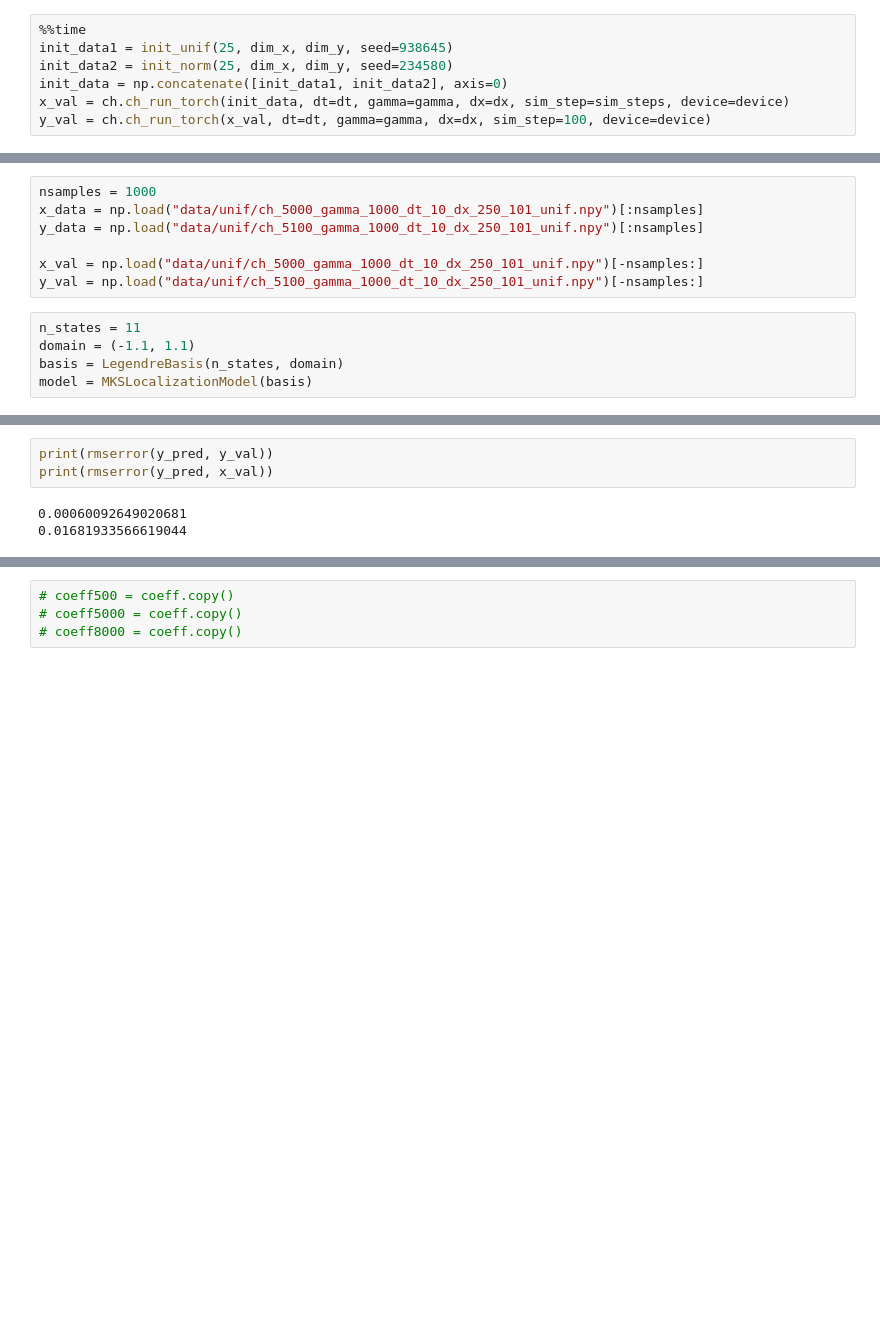
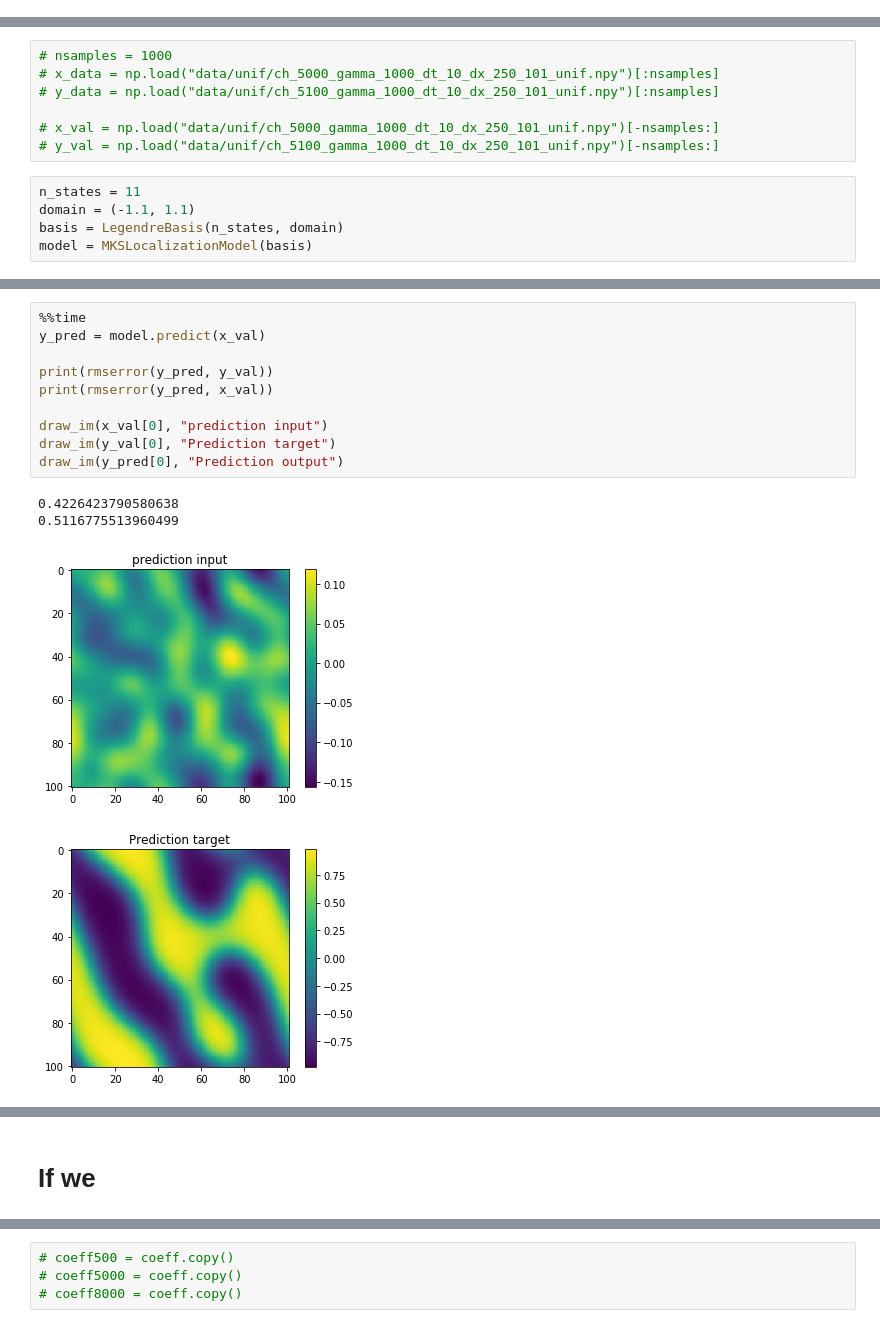
Before and after one commit to auag92/chnet, a Jupyter notebook: Extracting MKS Coefficients.ipynb, the cells around one changed output, grey strips where cells are left out. Cells and saved outputs as stored; diff of their text form; blank space fills up the shorter version.

```diff
--- a/Extracting MKS Coefficients.ipynb
+++ b/Extracting MKS Coefficients.ipynb
@@ -82,7 +88,0 @@ Wall time: 3.58 µs
-# %%
-%%time
-init_data1 = init_unif(25, dim_x, dim_y, seed=938645)
-init_data2 = init_norm(25, dim_x, dim_y, seed=234580)
-init_data = np.concatenate([init_data1, init_data2], axis=0)
-x_val = ch.ch_run_torch(init_data, dt=dt, gamma=gamma, dx=dx, sim_step=sim_steps, device=device)
-y_val = ch.ch_run_torch(x_val, dt=dt, gamma=gamma, dx=dx, sim_step=100, device=device)
@@ -103,10 +100,10 @@ draw_im(np.fabs(x_data[0]-y_data[0]), "diff")
 # %%
-nsamples = 1000
-x_data = np.load("data/unif/ch_5000_gamma_1000_dt_10_dx_250_101_unif.npy")[:nsamples]
-y_data = np.load("data/unif/ch_5100_gamma_1000_dt_10_dx_250_101_unif.npy")[:nsamples]
+# nsamples = 1000
+# x_data = np.load("data/unif/ch_5000_gamma_1000_dt_10_dx_250_101_unif.npy")[:nsamples]
+# y_data = np.load("data/unif/ch_5100_gamma_1000_dt_10_dx_250_101_unif.npy")[:nsamples]
 
-x_val = np.load("data/unif/ch_5000_gamma_1000_dt_10_dx_250_101_unif.npy")[-nsamples:]
-y_val = np.load("data/unif/ch_5100_gamma_1000_dt_10_dx_250_101_unif.npy")[-nsamples:]
+# x_val = np.load("data/unif/ch_5000_gamma_1000_dt_10_dx_250_101_unif.npy")[-nsamples:]
+# y_val = np.load("data/unif/ch_5100_gamma_1000_dt_10_dx_250_101_unif.npy")[-nsamples:]
 # %%
 n_states = 11
 domain = (-1.1, 1.1)
@@ -139,6 +130,15 @@ Wall time: 7.34 s
-# %%
-print(rmserror(y_pred, y_val))
-print(rmserror(y_pred, x_val))
-# %% [output]
-0.00060092649020681
-0.01681933566619044
+# %%
+%%time
+y_pred = model.predict(x_val)
+
+print(rmserror(y_pred, y_val))
+print(rmserror(y_pred, x_val))
+
+draw_im(x_val[0], "prediction input")
+draw_im(y_val[0], "Prediction target")
+draw_im(y_pred[0], "Prediction output")
+# %% [output]
+0.4226423790580638
+0.5116775513960499
+[figure, added]
+[figure, added]
@@ -145,3 +148,5 @@ print(rmserror(y_pred, x_val))
+# %% [markdown]
+# If we
 # %%
 coeff = model.coef_
 @interact
```
Also changed, not shown: parts of 13 cells of this notebook, 2 other files.
